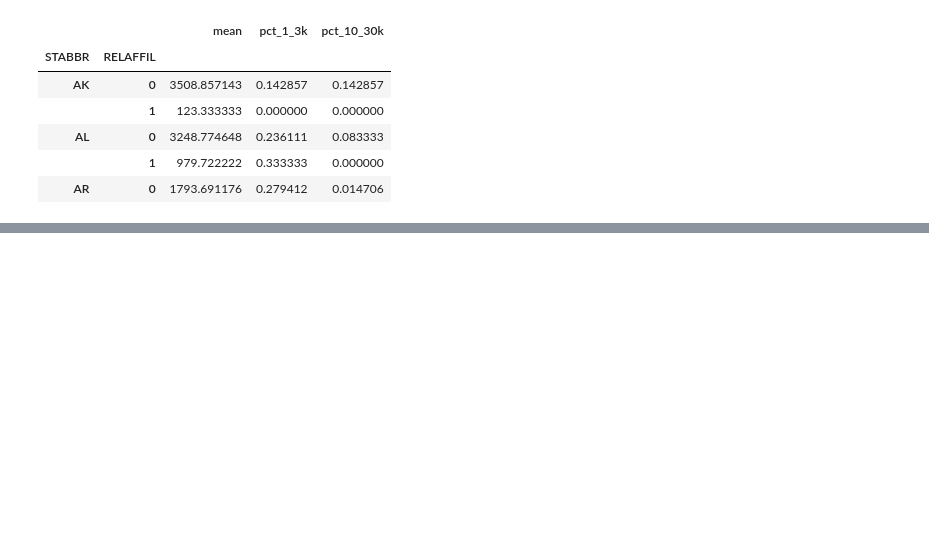
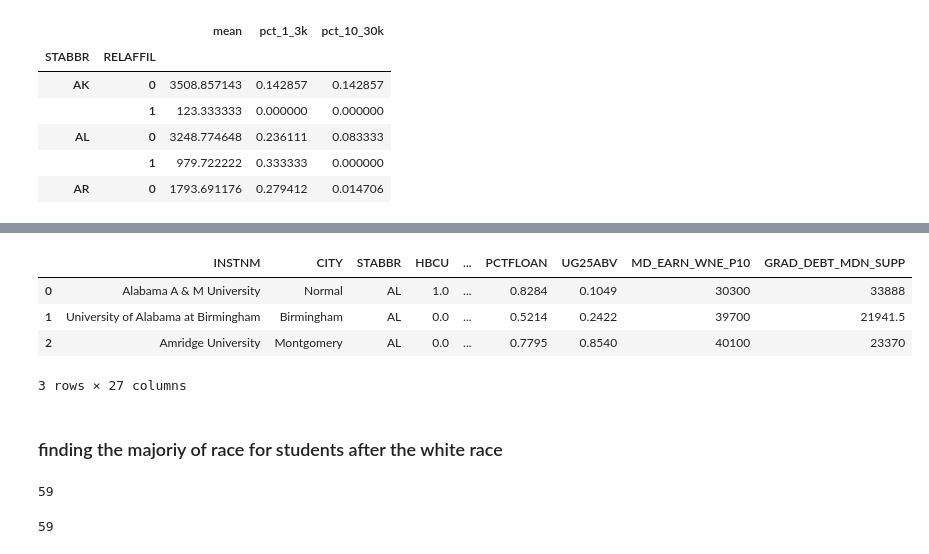
Before and after one commit to sandeepny441/projects_PS, a Jupyter notebook: pandas_sources/pandas_cookbook_p/7_Aggregation_Groupby_Operations.ipynb, the cells around one changed output, grey strips where cells are left out. Saved outputs shown, nothing was run; the diff lists cells and outputs as text; code cells hidden in the pictures; blank space fills up the shorter version.

Commit message:
adding pandas groupby notes

```diff
--- a/pandas_sources/pandas_cookbook_p/7_Aggregation_Groupby_Operations.ipynb
+++ b/pandas_sources/pandas_cookbook_p/7_Aggregation_Groupby_Operations.ipynb
@@ -391,0 +401,3 @@ college.groupby(['STABBR', 'RELAFFIL'])['UGDS'] \
+# %%
+grouped = college.groupby(['STABBR', 'RELAFFIL'])
+type(grouped)
@@ -391,0 +441,10 @@ college.groupby(['STABBR', 'RELAFFIL'])['UGDS'] \
+# %%
+grouped.head().head(3)
+# %% [output]
+|  | INSTNM | CITY | STABBR | HBCU | ... | PCTFLOAN | UG25ABV | MD_EARN_WNE_P10 | GRAD_DEBT_MDN_SUPP |
+| 0 | Alabama A & M University | Normal | AL | 1.0 | ... | 0.8284 | 0.1049 | 30300 | 33888 |
+| 1 | University of Alabama at Birmingham | Birmingham | AL | 0.0 | ... | 0.5214 | 0.2422 | 39700 | 21941.5 |
+| 2 | Amridge University | Montgomery | AL | 0.0 | ... | 0.7795 | 0.8540 | 40100 | 23370 |
+3 rows × 27 columns
+# %% [markdown]
+### finding the majoriy of race for students after the white race
@@ -391,0 +453,8 @@ college.groupby(['STABBR', 'RELAFFIL'])['UGDS'] \
+# %%
+grouped.ngroups
+# %% [output]
+59
+# %%
+college['STABBR'].nunique()
+# %% [output]
+59
```
Also changed, not shown: parts of 21 cells of this notebook.
